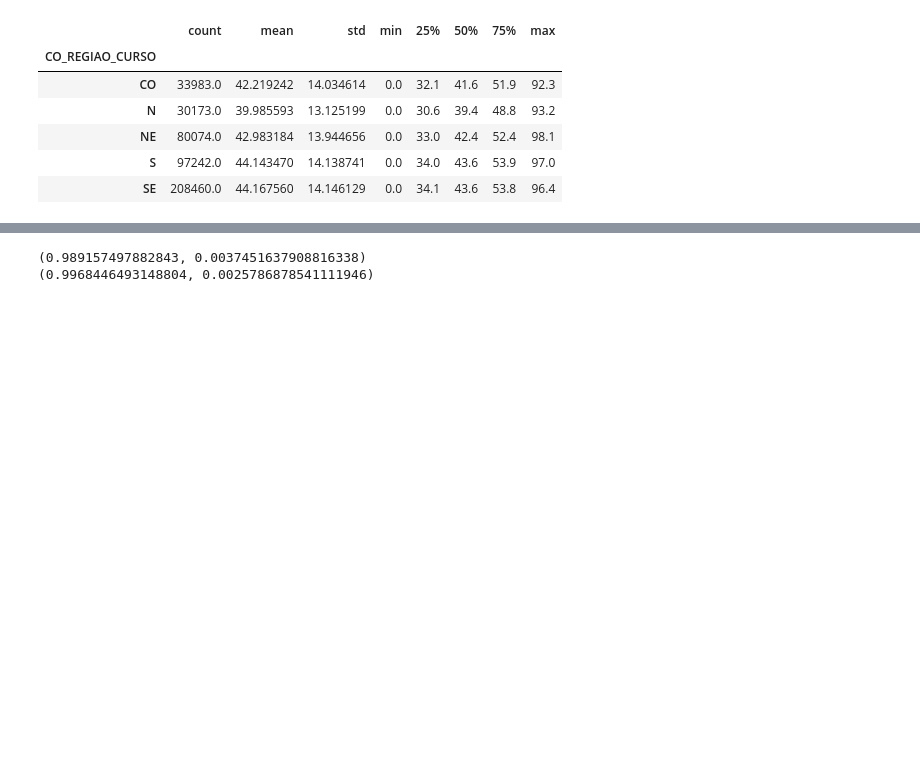
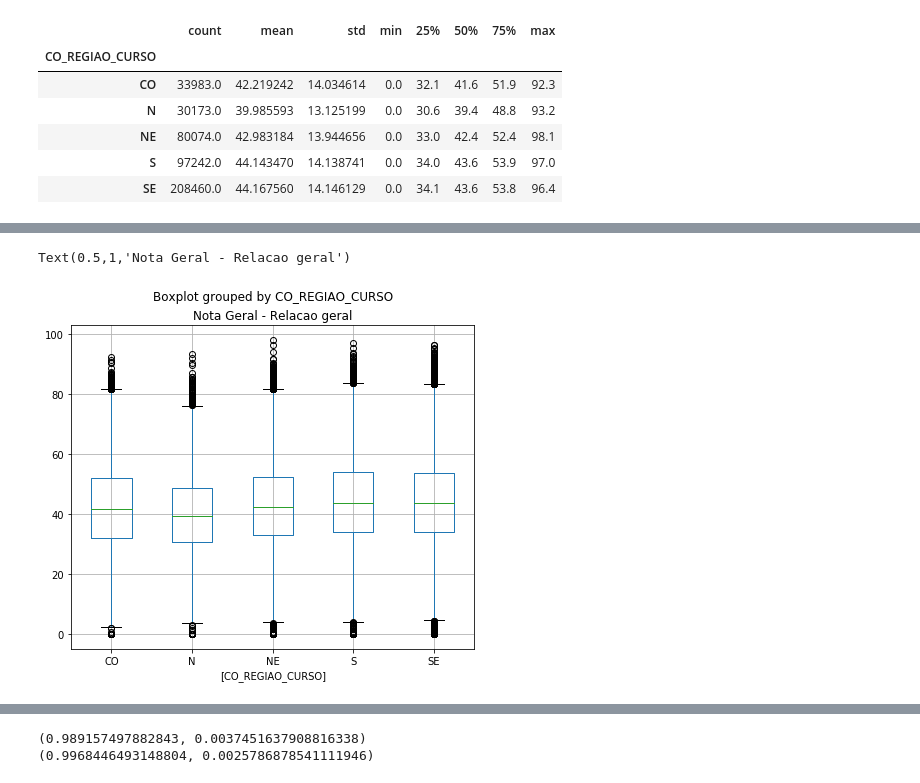
Before and after one commit to BrenoPeixotobr/topicosic, a Jupyter notebook: trabalho_aula5/aula5.ipynb, the cells around one changed output, grey strips where cells are left out. Saved outputs shown, nothing was run; the diff lists cells and outputs as text; code cells hidden in the pictures; blank space fills up the shorter version.

```diff
--- a/trabalho_aula5/aula5.ipynb
+++ b/trabalho_aula5/aula5.ipynb
@@ -234,0 +237,8 @@ qe05.boxplot(by='CO_REGIAO_CURSO')
+# %%
+#Como verificar se a média dos alunos do campo QE_I05 para todos os alunos são realmente diferentes
+qe11 = pandas.DataFrame(tabela, columns=['NT_GER', 'CO_REGIAO_CURSO'])
+qe11.boxplot(by='CO_REGIAO_CURSO',figsize=(7,6))
+plt.title('Nota Geral - Relacao geral')
+# %% [output]
+Text(0.5,1,'Nota Geral - Relacao geral')
+[figure, added]
```
Also changed, not shown: parts of 3 cells of this notebook.
